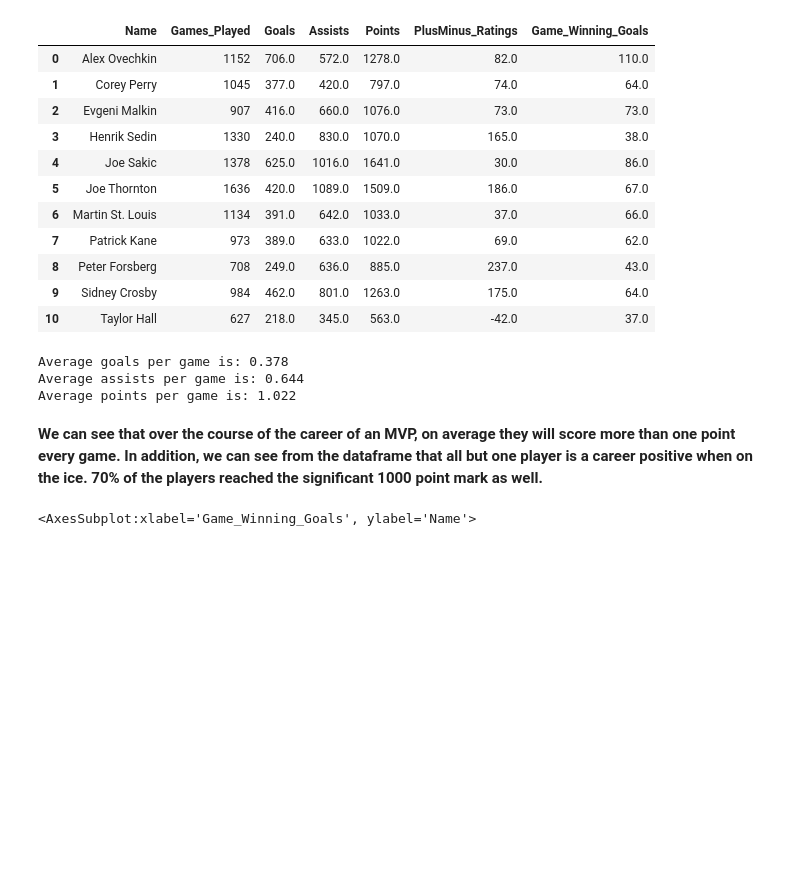
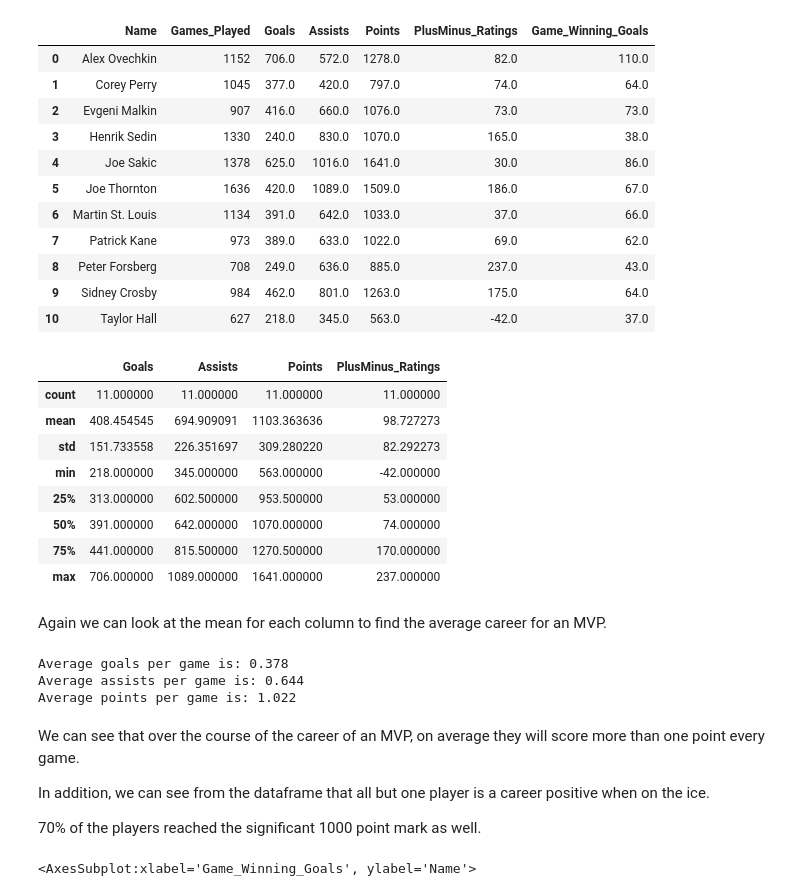
Before and after one commit to data301-2021-winter1/project-group38-project, a Jupyter notebook: notebooks/analysis2.ipynb, the cells around one changed output. Cells and saved outputs as stored; diff of their text form; code cells hidden in the pictures; blank space fills up the shorter version.

```diff
--- a/notebooks/analysis2.ipynb
+++ b/notebooks/analysis2.ipynb
@@ -48,4 +29,0 @@ nhl_analysis_clean1
-# %%
-nhl_analysis_clean2 = nhl_analysis_clean1.drop(nhl_analysis_clean1[nhl_analysis_clean1["SEASON_year"] < 1988].index)
-nhl_analysis_clean2 = nhl_analysis_clean2.reset_index(drop=True)
-nhl_analysis_clean2
@@ -188,6 +224,20 @@ nhl_analysis_merged_careers2
 | 8 | Peter Forsberg | 708 | 249.0 | 636.0 | 885.0 | 237.0 | 43.0 |
 | 9 | Sidney Crosby | 984 | 462.0 | 801.0 | 1263.0 | 175.0 | 64.0 |
 | 10 | Taylor Hall | 627 | 218.0 | 345.0 | 563.0 | -42.0 | 37.0 |
+# %%
+nhl_analysis_merged_careers2[["Goals","Assists","Points","PlusMinus_Ratings"]].describe()
+# %% [output]
+|  | Goals | Assists | Points | PlusMinus_Ratings |
+| count | 11.000000 | 11.000000 | 11.000000 | 11.000000 |
+| mean | 408.454545 | 694.909091 | 1103.363636 | 98.727273 |
+| std | 151.733558 | 226.351697 | 309.280220 | 82.292273 |
+| min | 218.000000 | 345.000000 | 563.000000 | -42.000000 |
+| 25% | 313.000000 | 602.500000 | 953.500000 | 53.000000 |
+| 50% | 391.000000 | 642.000000 | 1070.000000 | 74.000000 |
+| 75% | 441.000000 | 815.500000 | 1270.500000 | 170.000000 |
+| max | 706.000000 | 1089.000000 | 1641.000000 | 237.000000 |
+# %% [markdown]
+Again we can look at the mean for each column to find the average career for an MVP.
 # %%
 games_total = nhl_analysis_merged_careers2["Games_Played"].sum()
 goals_total = nhl_analysis_merged_careers2["Goals"].sum()
@@ -204,7 +254,11 @@ Average goals per game is: 0.378
 Average assists per game is: 0.644
 Average points per game is: 1.022
 # %% [markdown]
-**We can see that over the course of the career of an MVP, on average they will score more than one point every game. In addition, we can see from the dataframe that all but one player is a career positive when on the ice. 70% of the players reached the significant 1000 point mark as well.**
+We can see that over the course of the career of an MVP, on average they will score more than one point every game.
+
+In addition, we can see from the dataframe that all but one player is a career positive when on the ice.
+
+70% of the players reached the significant 1000 point mark as well.
 # %%
 nhl_analysis_merged_careers2.plot(kind='scatter', x='Goals', y='Name')
 nhl_analysis_merged_careers2.plot(kind='scatter', x='Assists', y='Name')
```
Also changed, not shown: parts of 40 cells of this notebook.
